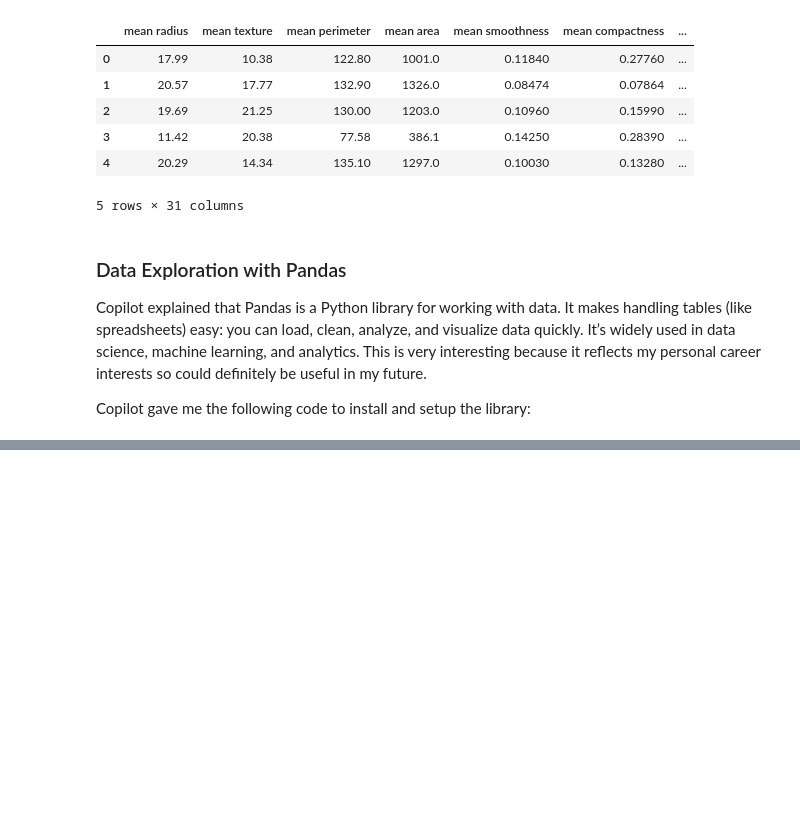
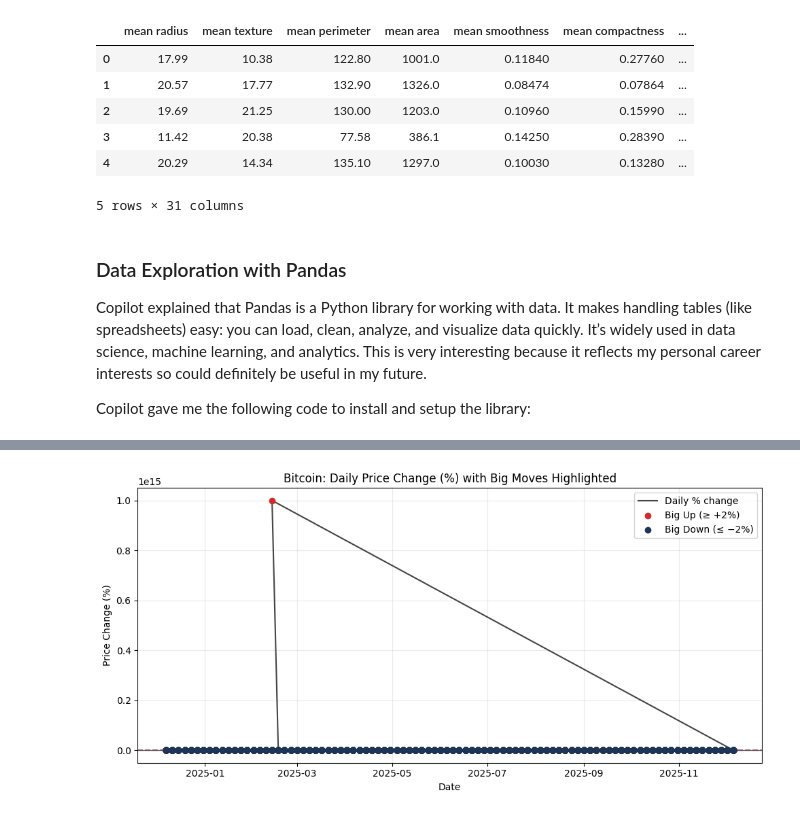
Before and after one commit to AlexMeiklejon/AI-for-the-arts, a Jupyter notebook: coding_exercises.ipynb, the cells around one changed output, grey strips where cells are left out. Cells and saved outputs as stored; diff of their text form; code cells hidden in the pictures; blank space fills up the shorter version.

Commit message:
Finished Pandas section

```diff
--- a/coding_exercises.ipynb
+++ b/coding_exercises.ipynb
@@ -2138,0 +2364,7 @@ import pandas as pd
+# %%
+
+# Add a new column for daily price change percentage
+df["price_change_pct"] = (df["close"] - df["open"]) / df["open"] * 100
+
+# Preview the result
+print(df[["date", "open", "close", "price_change_pct"]])
@@ -2138,0 +2388,12 @@ import pandas as pd
+# %%
+
+# Ensure price_change_pct exists (create it if needed)
+if "price_change_pct" not in df.columns:
+    df["price_change_pct"] = (df["close"] - df["open"]) / df["open"] * 100
+
+# 1) Flag big moves (absolute change >= 2%)
+df["big_move"] = df["price_change_pct"].abs() >= 2.0
+
+# 2) See only the big-move days
+big_moves_df = df[df["big_move"]].copy()
+print(big_moves_df[["date", "open", "close", "price_change_pct", "big_move"]])
@@ -2138,0 +2417,62 @@ import pandas as pd
+# %%
+
+import pandas as pd
+import numpy as np
+import matplotlib.pyplot as plt
+
+# --- 0) Ensure we have a date column to plot on the x-axis ---
+if "date" in df.columns:
+    df["date"] = pd.to_datetime(df["date"], errors="coerce")
+    x = df["date"]
+elif "timestamp" in df.columns:
+    # Try milliseconds; if many NaT, fall back to seconds
+    dt_ms = pd.to_datetime(df["timestamp"], unit="ms", errors="coerce")
+    if dt_ms.isna().mean() > 0.5:
+        dt_ms = pd.to_datetime(df["timestamp"], unit="s", errors="coerce")
+    df["date"] = dt_ms
+    x = df["date"]
+else:
+    raise KeyError("Neither 'date' nor 'timestamp' found for the x-axis.")
+
+# --- 1) Calculate price_change_pct if needed ---
+if "price_change_pct" not in df.columns:
+    required = {"open", "close"}
+    if not required.issubset(df.columns):
+        raise KeyError(f"Missing columns for price change: {required - set(df.columns)}")
+    df["price_change_pct"] = (df["close"] - df["open"]) / df["open"] * 100
+
+# --- 2) Define big-move threshold & flags ---
+threshold = 2.0  # change this to 1.5 or 3.0 if you prefer
+df["big_move"] = df["price_change_pct"].abs() >= threshold
+
+# Classify direction
+df["move_sign"] = np.where(df["price_change_pct"] >= threshold, "Big Up",
+                    np.where(df["price_change_pct"] <= -threshold, "Big Down", "Normal"))
+
+# --- 3) Prepare subsets for plotting ---
+big_up   = df[df["move_sign"] == "Big Up"]
+big_down = df[df["move_sign"] == "Big Down"]
+
+# --- 4) Plot ---
+plt.figure(figsize=(10, 5))
+plt.plot(x, df["price_change_pct"], color="#444", linewidth=1.5, label="Daily % change")
+plt.axhline(0, color="black", linewidth=1, alpha=0.6)  # zero line
+
+# Highlight big moves
+plt.scatter(big_up["date"], big_up["price_change_pct"], color="#d62828", label="Big Up (≥ +2%)", zorder=3)
+plt.scatter(big_down["date"], big_down["price_change_pct"], color="#1d3557", label="Big Down (≤ −2%)", zorder=3)
+
+# Optional: draw threshold lines
+plt.axhline(threshold, color="#d62828", linestyle="--", alpha=0.4)
+plt.axhline(-threshold, color="#1d3557", linestyle="--", alpha=0.4)
+
+# Formatting
+plt.title("Bitcoin: Daily Price Change (%) with Big Moves Highlighted")
+plt.xlabel("Date")
+plt.ylabel("Price Change (%)")
+plt.legend()
+plt.grid(True, alpha=0.25)
+plt.tight_layout()
+plt.show()
+# %% [output]
+[figure, added]
```
Also changed, not shown: parts of 33 cells of this notebook, 2 other files.
